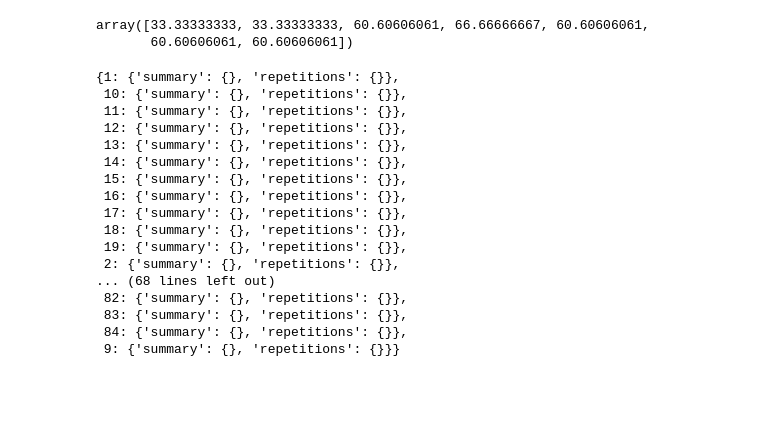
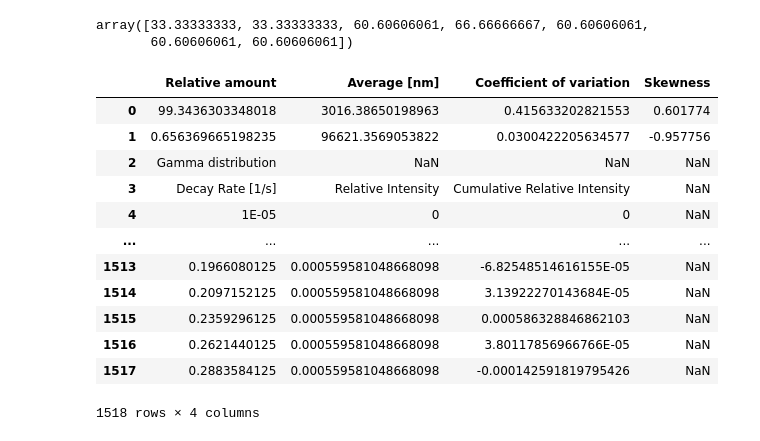
Before and after one commit to MWhitta/PCT, a Jupyter notebook: pct_dev_v3.ipynb, the cells around one changed output. Saved outputs shown, nothing was run; the diff lists cells and outputs as text; code cells hidden in the pictures; blank space fills up the shorter version.

Commit message:
CORENN gamma results parsing

```diff
--- a/pct_dev_v3.ipynb
+++ b/pct_dev_v3.ipynb
@@ -381,26 +381,22 @@ R_gs
 array([33.33333333, 33.33333333, 60.60606061, 66.66666667, 60.60606061,
        60.60606061, 60.60606061])
 # %%
-path_to_all = '/Users/mwhittaker/Library/CloudStorage/GoogleDrive-mwhittaker@lbl.gov/My Drive/LDRD_FY25/data/SISV_1%/'
+path_to_all = '/Users/mwhittaker/Library/CloudStorage/GoogleDrive-mwhittaker@lbl.gov/My Drive/LDRD_FY25/data/SISV_1%/18.5C/'
 pct1 = pct.Dataloader(path_to_all)
 pct_data = pct1.load()
-# %%
-pct_data.experiments['11.5C']['measurements']
-# %% [output]
-{1: {'summary': {}, 'repetitions': {}},
- 10: {'summary': {}, 'repetitions': {}},
- 11: {'summary': {}, 'repetitions': {}},
- 12: {'summary': {}, 'repetitions': {}},
- 13: {'summary': {}, 'repetitions': {}},
- 14: {'summary': {}, 'repetitions': {}},
- 15: {'summary': {}, 'repetitions': {}},
- 16: {'summary': {}, 'repetitions': {}},
- 17: {'summary': {}, 'repetitions': {}},
- 18: {'summary': {}, 'repetitions': {}},
- 19: {'summary': {}, 'repetitions': {}},
- 2: {'summary': {}, 'repetitions': {}},
-... (68 lines left out)
- 82: {'summary': {}, 'repetitions': {}},
- 83: {'summary': {}, 'repetitions': {}},
- 84: {'summary': {}, 'repetitions': {}},
- 9: {'summary': {}, 'repetitions': {}}}
+# %%
+pct_data.experiments['Measurement 1']['measurements'][0]['repetitions']['CORENN Gamma Results.csv']
+# %% [output]
+|  | Relative amount | Average [nm] | Coefficient of variation | Skewness |
+| 0 | 99.3436303348018 | 3016.38650198963 | 0.415633202821553 | 0.601774 |
+| 1 | 0.656369665198235 | 96621.3569053822 | 0.0300422205634577 | -0.957756 |
+| 2 | Gamma distribution | NaN | NaN | NaN |
+| 3 | Decay Rate [1/s] | Relative Intensity | Cumulative Relative Intensity | NaN |
+| 4 | 1E-05 | 0 | 0 | NaN |
+| ... | ... | ... | ... | ... |
+| 1513 | 0.1966080125 | 0.000559581048668098 | -6.82548514616155E-05 | NaN |
+| 1514 | 0.2097152125 | 0.000559581048668098 | 3.13922270143684E-05 | NaN |
+| 1515 | 0.2359296125 | 0.000559581048668098 | 0.000586328846862103 | NaN |
+| 1516 | 0.2621440125 | 0.000559581048668098 | 3.80117856966766E-05 | NaN |
+| 1517 | 0.2883584125 | 0.000559581048668098 | -0.000142591819795426 | NaN |
+1518 rows × 4 columns
```
Also changed, not shown: parts of 2 cells of this notebook, 1 other file.
